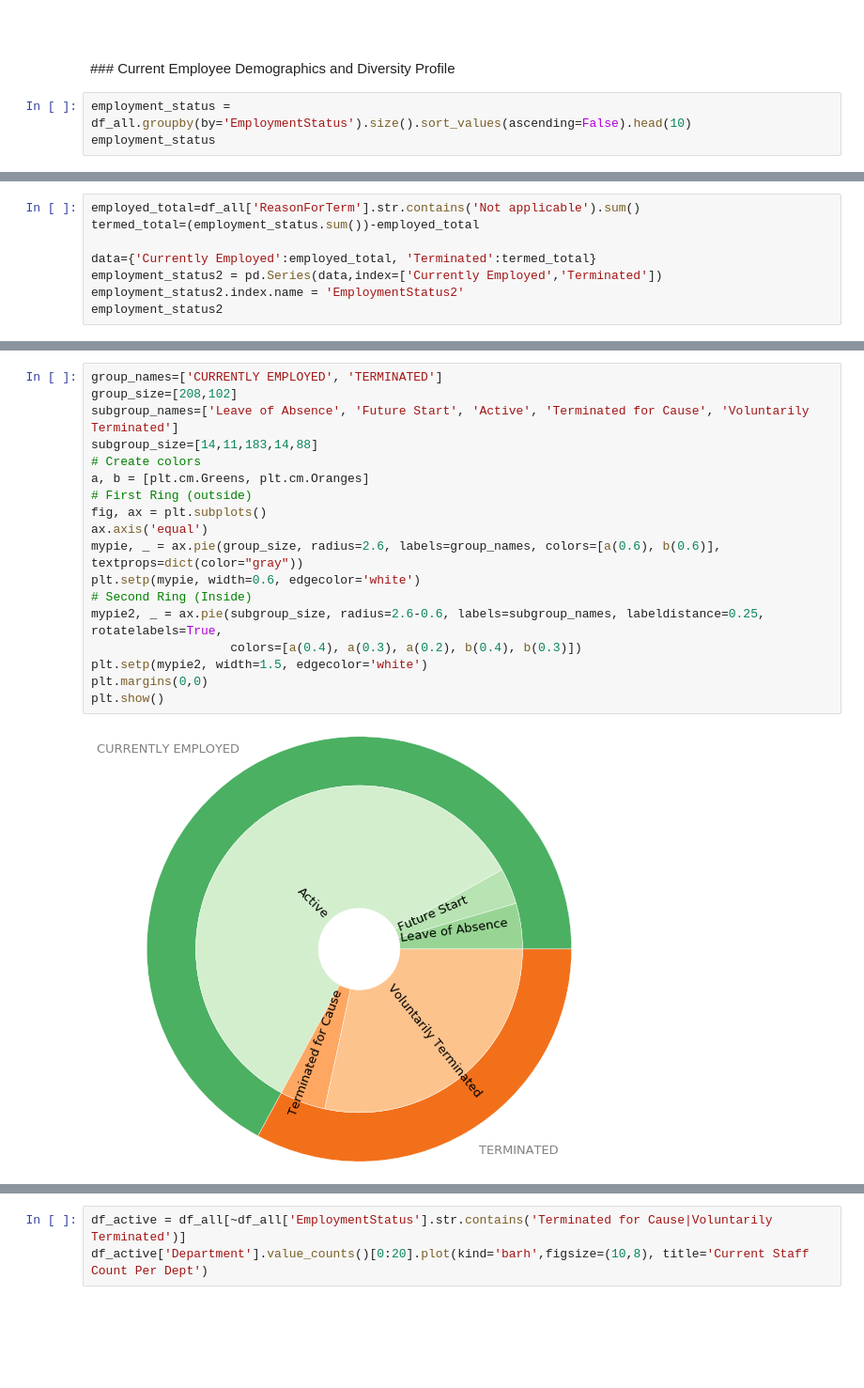
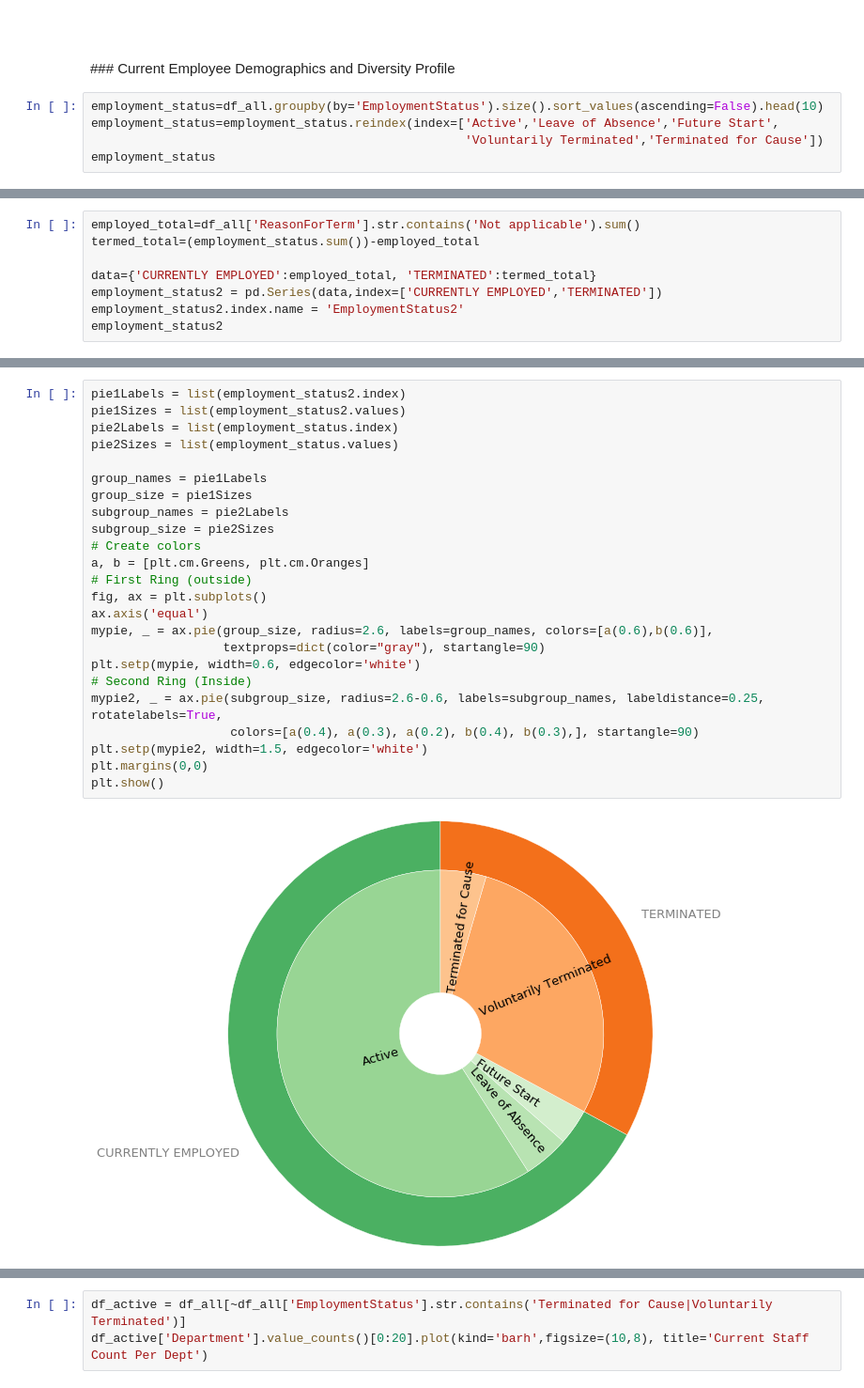
Before and after one commit to patrol7171/HR-Data-Analysis--Dental-Magic, a Jupyter notebook: Dental Magic HR Data Analysis-Part 1.ipynb, the cells around one changed output, grey strips where cells are left out. Shown at 94% size. Drawn from its saved outputs; the diff is of its cells as text; blank space fills up the shorter version.

```diff
--- a/Dental Magic HR Data Analysis-Part 1.ipynb
+++ b/Dental Magic HR Data Analysis-Part 1.ipynb
@@ -130,7 +130,9 @@ memory usage: 2.5+ KB
 <br>
 ### Current Employee Demographics and Diversity Profile
 # %%
-employment_status = df_all.groupby(by='EmploymentStatus').size().sort_values(ascending=False).head(10)
+employment_status=df_all.groupby(by='EmploymentStatus').size().sort_values(ascending=False).head(10)
+employment_status=employment_status.reindex(index=['Active','Leave of Absence','Future Start',
+                                                   'Voluntarily Terminated','Terminated for Cause'])
 employment_status
 # %% [output]
 EmploymentStatus
@@ -144,8 +146,8 @@ dtype: int64
 employed_total=df_all['ReasonForTerm'].str.contains('Not applicable').sum()
 termed_total=(employment_status.sum())-employed_total
 
-data={'Currently Employed':employed_total, 'Terminated':termed_total}
-employment_status2 = pd.Series(data,index=['Currently Employed','Terminated'])
+data={'CURRENTLY EMPLOYED':employed_total, 'TERMINATED':termed_total}
+employment_status2 = pd.Series(data,index=['CURRENTLY EMPLOYED','TERMINATED'])
 employment_status2.index.name = 'EmploymentStatus2'
 employment_status2
 # %% [output]
@@ -155,22 +157,28 @@ Terminated            102
 dtype: int64
 # %%
-group_names=['CURRENTLY EMPLOYED', 'TERMINATED']
-group_size=[208,102]
-subgroup_names=['Leave of Absence', 'Future Start', 'Active', 'Terminated for Cause', 'Voluntarily Terminated']
-subgroup_size=[14,11,183,14,88]
+pie1Labels = list(employment_status2.index)
+pie1Sizes = list(employment_status2.values)
+pie2Labels = list(employment_status.index)
+pie2Sizes = list(employment_status.values)
+
+group_names = pie1Labels
+group_size = pie1Sizes
+subgroup_names = pie2Labels
+subgroup_size = pie2Sizes
 # Create colors
 a, b = [plt.cm.Greens, plt.cm.Oranges]
 # First Ring (outside)
 fig, ax = plt.subplots()
 ax.axis('equal')
-mypie, _ = ax.pie(group_size, radius=2.6, labels=group_names, colors=[a(0.6), b(0.6)], textprops=dict(color="gray"))
+mypie, _ = ax.pie(group_size, radius=2.6, labels=group_names, colors=[a(0.6),b(0.6)],
+                  textprops=dict(color="gray"), startangle=90)
 plt.setp(mypie, width=0.6, edgecolor='white')
 # Second Ring (Inside)
 mypie2, _ = ax.pie(subgroup_size, radius=2.6-0.6, labels=subgroup_names, labeldistance=0.25, rotatelabels=True,
-                   colors=[a(0.4), a(0.3), a(0.2), b(0.4), b(0.3)])
+                   colors=[a(0.4), a(0.3), a(0.2), b(0.4), b(0.3),], startangle=90)
 plt.setp(mypie2, width=1.5, edgecolor='white')
 plt.margins(0,0)
 plt.show()
 # %% [output]
-[figure, old version]
+[figure, new version]
 # %%
```
Also changed, not shown: parts of 6 cells of this notebook, 29 other files.
